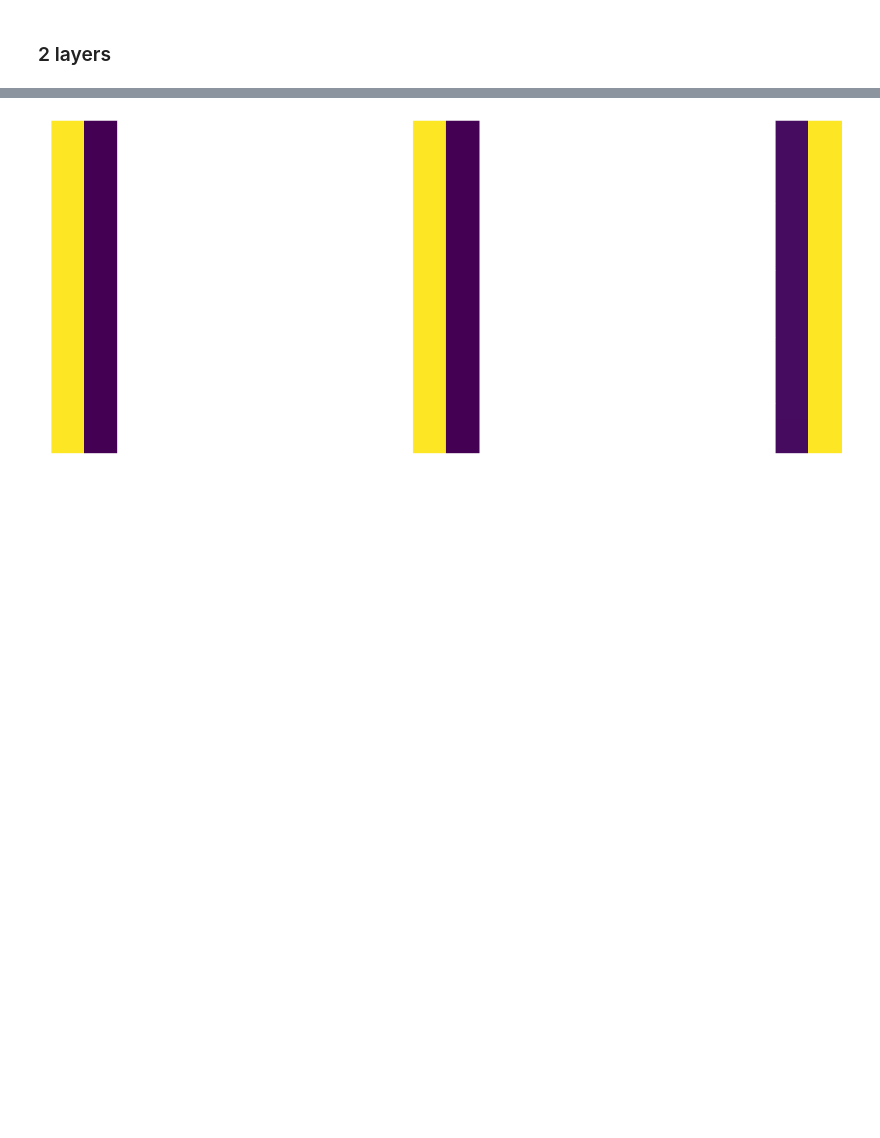
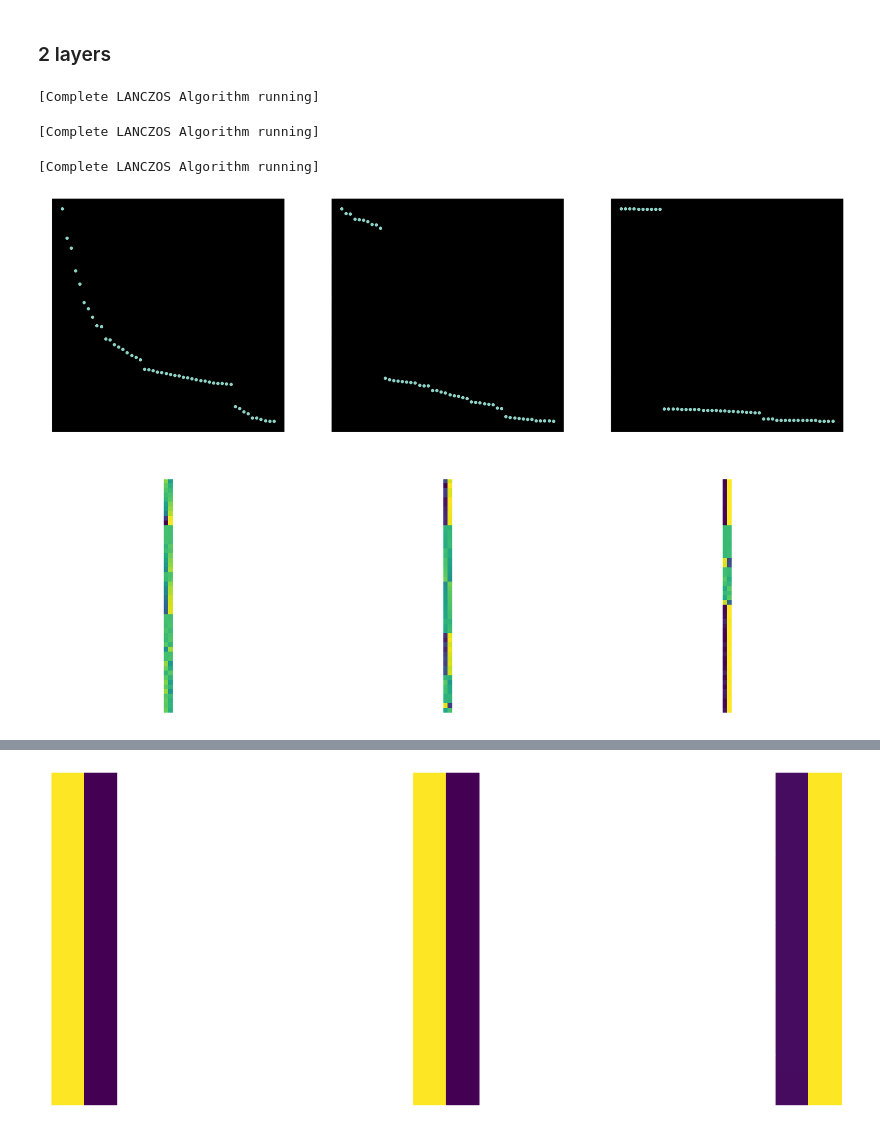
Before and after one commit to TristHas/BlockHessian, a Jupyter notebook: Pytorch/notebooks/center shift/Eigen Analysis.ipynb, the cells around one changed output, grey strips where cells are left out. Cells and saved outputs as stored; diff of their text form; code cells hidden in the pictures; blank space fills up the shorter version.

```diff
--- a/Pytorch/notebooks/center shift/Eigen Analysis.ipynb
+++ b/Pytorch/notebooks/center shift/Eigen Analysis.ipynb
@@ -19,16 +18,16 @@ from derivation import get_hessian_grad_block, block_norm, infer_layer_idx
 ## Params
 # %%
 # Model
-mode = "relu"
+mode = "linear"
 bias = False
-nlayer = 3
+nlayer = 2
 inp_dim = 10
 out_dim = 10
 hid_dim = 1000
 
 # Data parameters
 nsamp = 5000
-inp_mean = 0
+inp_mean = 1
 inp_var = 1
 
 # Others
@@ -40,2 +58,7 @@ Neigen = 50
+# %%
+hid_dims = [10,100,1000]
 # %% [markdown]
 ### 2 layers
+# %%
+nlayer = 2
+mode = "linear"
@@ -41,0 +69,11 @@ Neigen = 50
+# %%
+fig, ax = plt.subplots(2, 3, figsize=(30, 20))
+for i,hid_dim in enumerate(hid_dims):
+    model =  MLP(inp_dim, hid_dim, out_dim, nlayer, bias, mode).cuda(device)
+    eigenval, eigenvec = batch_hessian_eigen(model, ds, loss_fn, Neigen)
+    plot_leading_eigen(eigenval, eigenvec, model, Neigen, ax=ax[:,i])
+# %% [output]
+[Complete LANCZOS Algorithm running]
+[Complete LANCZOS Algorithm running]
+[Complete LANCZOS Algorithm running]
+[figure, added]
```
Also changed, not shown: parts of 16 cells of this notebook, 2 other files.
